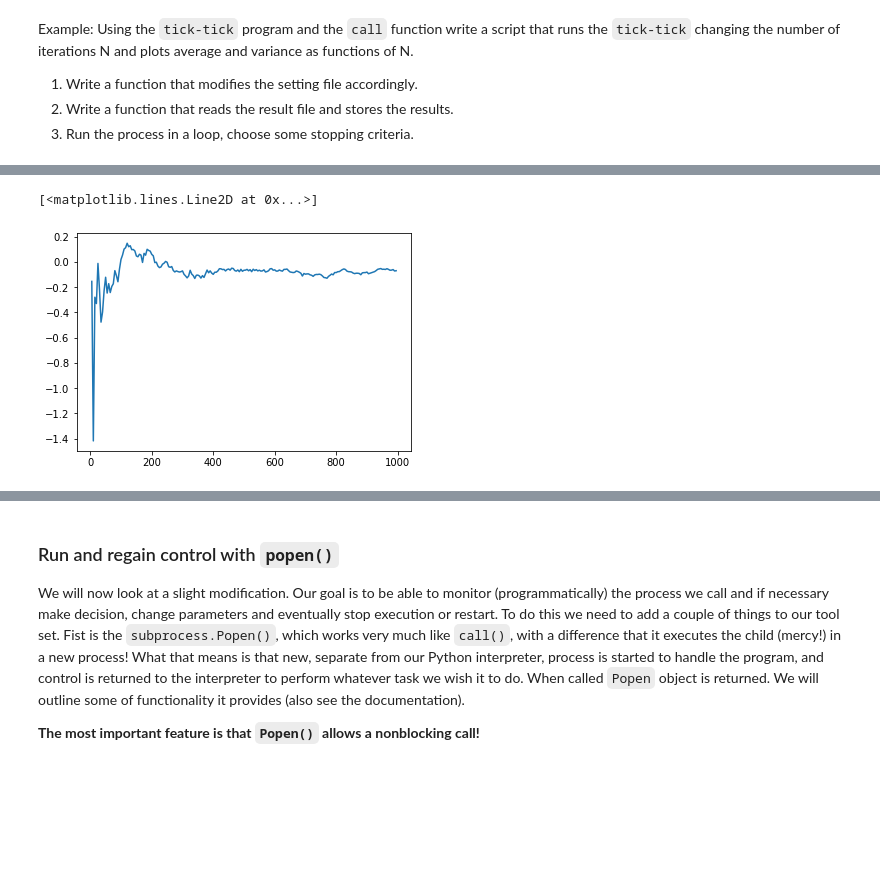
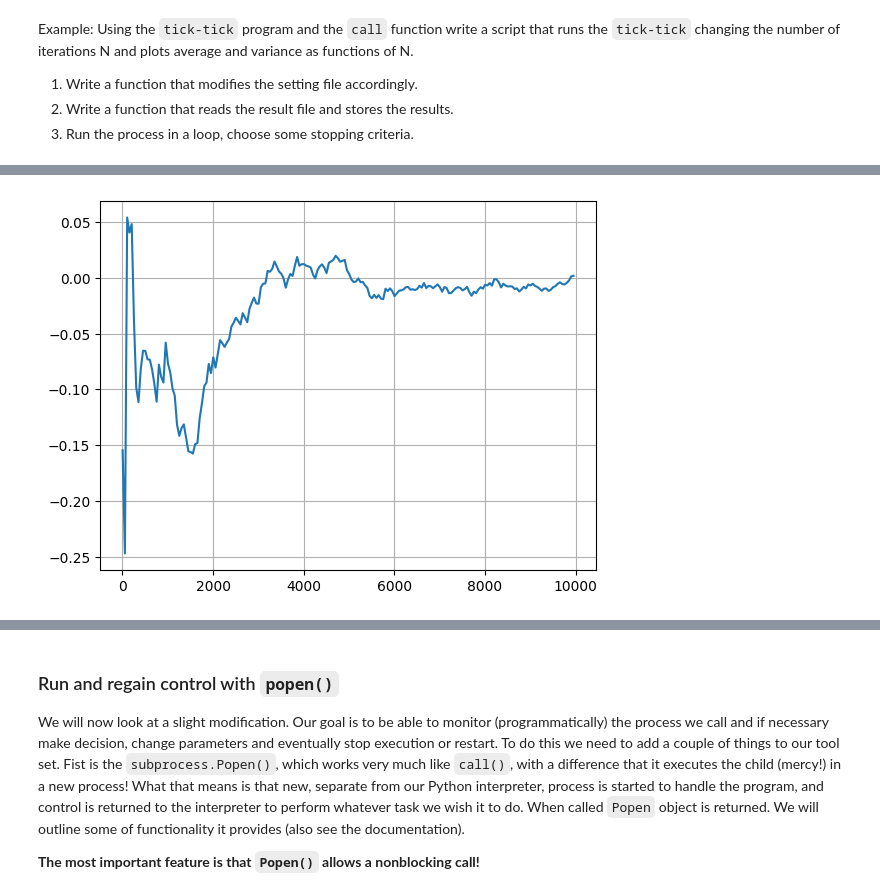
Before and after one commit to sgepner/Automate-Python, a Jupyter notebook: Lectures/Lecture4/Lecture 4.ipynb, the cells around one changed output, grey strips where cells are left out. Drawn from its saved outputs; the diff is of its cells as text; code cells hidden in the pictures; blank space fills up the shorter version.

```diff
--- a/Lectures/Lecture4/Lecture 4.ipynb
+++ b/Lectures/Lecture4/Lecture 4.ipynb
@@ -146,26 +182,28 @@ def calculate(fname):
     '''
     Using fname calculates average and variance
     '''
-    t, v = np.loadtxt(fname, comments="#", skiprows=2, usecols=(0,1), unpack=True, delimiter=',')
+    t, v = np.loadtxt(fname, comments="#", skiprows=3, usecols=(0,1), unpack=True, delimiter=',')
     s = v.sum()
     avg = s / len(t)
     s = 0
     for val in v:
         s += (val - avg)**2
     var = s / len(t)
-    return len(t), avg, var
+    return avg, var
 # %%
 '''
 Run the process here
 '''
 n = []
 av = []
-for N in range(5,1000,5):
-    st = 'setting'
+va = []
+for N in range(5,10000,50):
+    st = 'settings'
     settfile(st, N)
 #     print('Running for N=', N)
-    subprocess.call("tick-tick/build_debug/tick-tick --period 0 --sett setting", shell=True)
+    subprocess.call("tick-tick/build_debug/tick-tick --period 0 --sett settings", shell=True)
     a, v = calculate('data.dat')
     n.append(N)
     av.append(a)
+    va.append(v)
 #     print(a, v)
@@ -172,5 +228,5 @@ for N in range(5,1000,5):
 # %%
 plt.plot(n, av)
+plt.grid()
 # %% [output]
-[<matplotlib.lines.Line2D at 0x...>]
-[figure, old version]
+[figure, new version]
```
Also changed, not shown: parts of 27 cells of this notebook, 2 other files.
